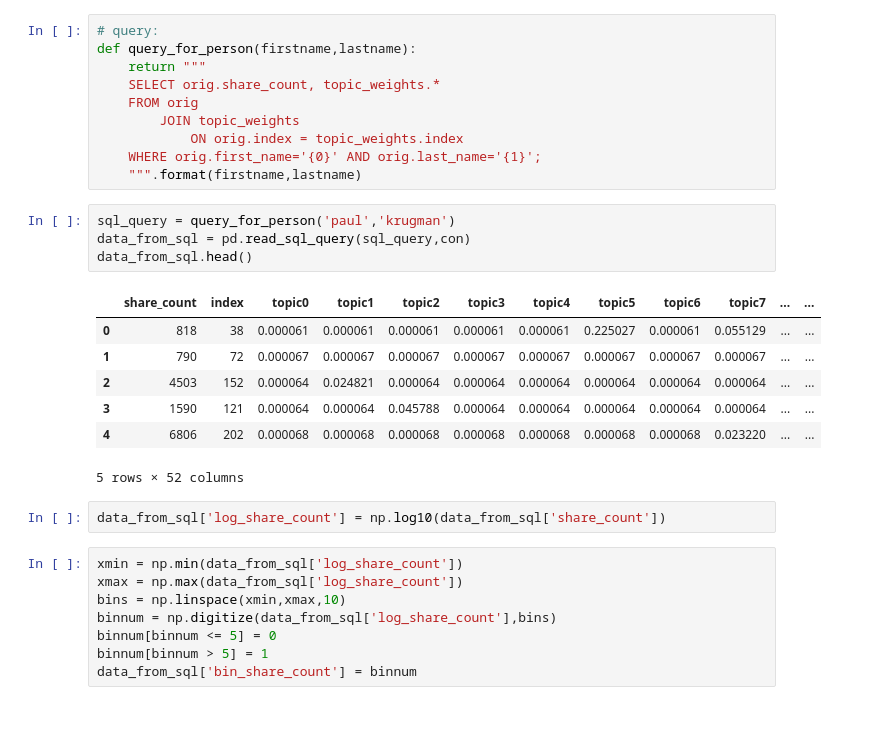
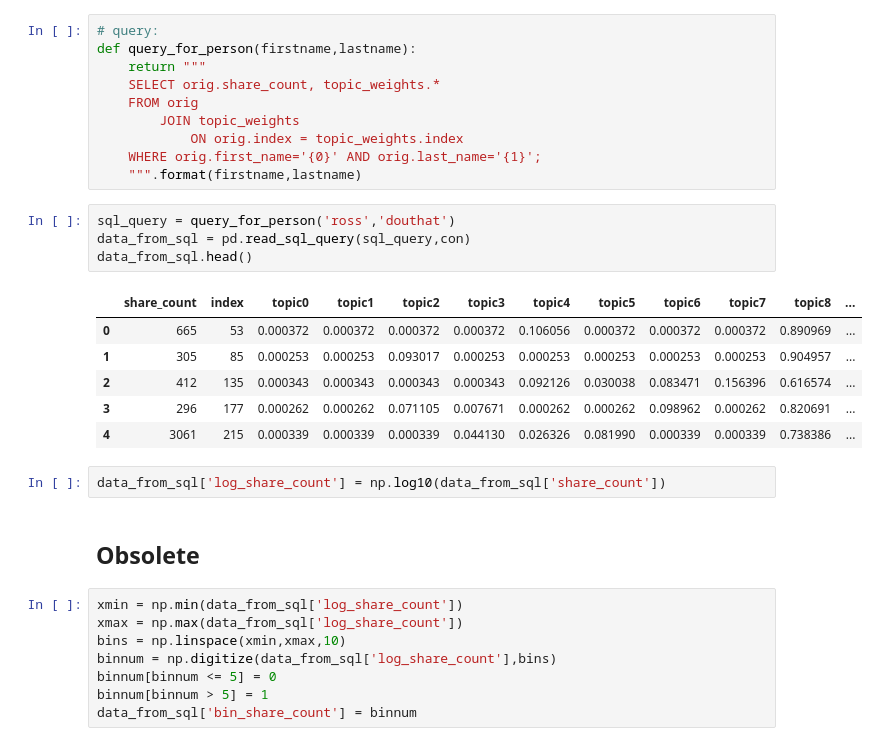
Before and after one commit to varunprajan/OpEd, a Jupyter notebook: SQL_Machine_Learning.ipynb, the cells around one changed output. Drawn from its saved outputs; the diff is of its cells as text; blank space fills up the shorter version.

```diff
--- a/SQL_Machine_Learning.ipynb
+++ b/SQL_Machine_Learning.ipynb
@@ -71,19 +57,20 @@ def query_for_person(firstname,lastname):
     WHERE orig.first_name='{0}' AND orig.last_name='{1}';
     """.format(firstname,lastname)
 # %%
-sql_query = query_for_person('paul','krugman')
+sql_query = query_for_person('ross','douthat')
 data_from_sql = pd.read_sql_query(sql_query,con)
 data_from_sql.head()
 # %% [output]
-|  | share_count | index | topic0 | topic1 | topic2 | topic3 | topic4 | topic5 | topic6 | topic7 | ... | ... |
-| 0 | 818 | 38 | 0.000061 | 0.000061 | 0.000061 | 0.000061 | 0.000061 | 0.225027 | 0.000061 | 0.055129 | ... | ... |
-| 1 | 790 | 72 | 0.000067 | 0.000067 | 0.000067 | 0.000067 | 0.000067 | 0.000067 | 0.000067 | 0.000067 | ... | ... |
-| 2 | 4503 | 152 | 0.000064 | 0.024821 | 0.000064 | 0.000064 | 0.000064 | 0.000064 | 0.000064 | 0.000064 | ... | ... |
-| 3 | 1590 | 121 | 0.000064 | 0.000064 | 0.045788 | 0.000064 | 0.000064 | 0.000064 | 0.000064 | 0.000064 | ... | ... |
-| 4 | 6806 | 202 | 0.000068 | 0.000068 | 0.000068 | 0.000068 | 0.000068 | 0.000068 | 0.000068 | 0.023220 | ... | ... |
+|  | share_count | index | topic0 | topic1 | topic2 | topic3 | topic4 | topic5 | topic6 | topic7 | topic8 | ... |
+| 0 | 665 | 53 | 0.000372 | 0.000372 | 0.000372 | 0.000372 | 0.106056 | 0.000372 | 0.000372 | 0.000372 | 0.890969 | ... |
+| 1 | 305 | 85 | 0.000253 | 0.000253 | 0.093017 | 0.000253 | 0.000253 | 0.000253 | 0.000253 | 0.000253 | 0.904957 | ... |
+| 2 | 412 | 135 | 0.000343 | 0.000343 | 0.000343 | 0.000343 | 0.092126 | 0.030038 | 0.083471 | 0.156396 | 0.616574 | ... |
+| 3 | 296 | 177 | 0.000262 | 0.000262 | 0.071105 | 0.007671 | 0.000262 | 0.000262 | 0.098962 | 0.000262 | 0.820691 | ... |
+| 4 | 3061 | 215 | 0.000339 | 0.000339 | 0.000339 | 0.044130 | 0.026326 | 0.081990 | 0.000339 | 0.000339 | 0.738386 | ... |
-5 rows × 52 columns
 # %%
 data_from_sql['log_share_count'] = np.log10(data_from_sql['share_count'])
+# %% [markdown]
+## Obsolete
 # %%
 xmin = np.min(data_from_sql['log_share_count'])
 xmax = np.max(data_from_sql['log_share_count'])
```
Also changed, not shown: parts of 17 cells of this notebook, 1 other file.
